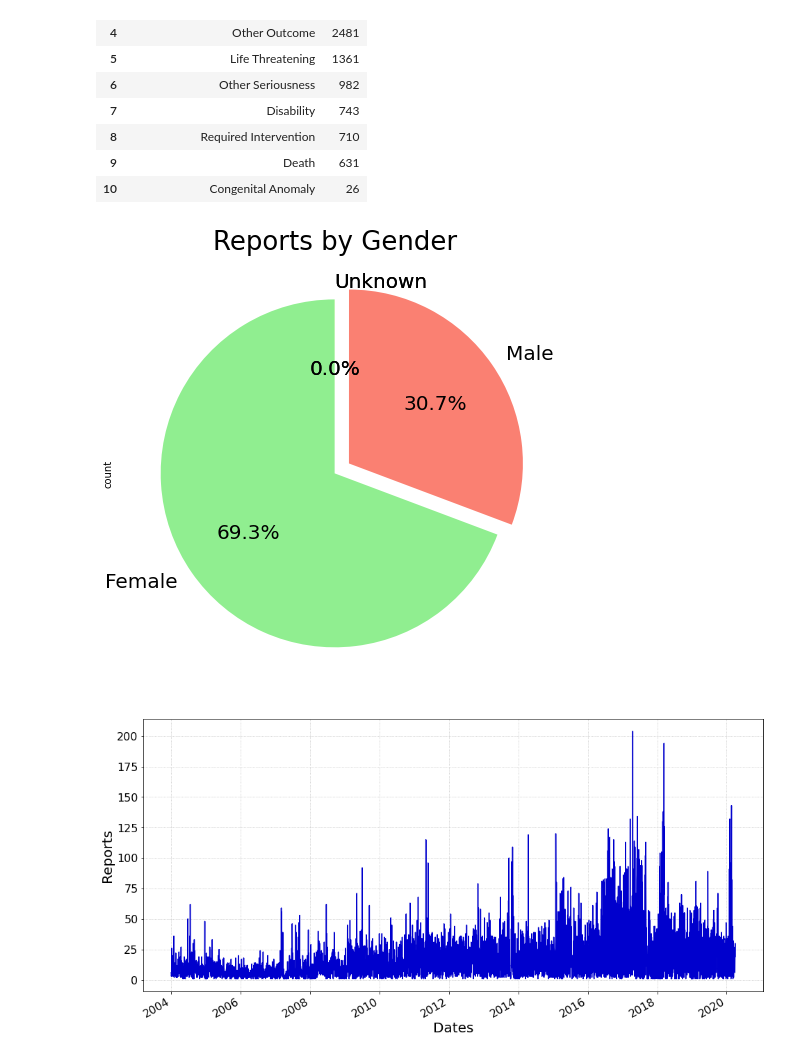
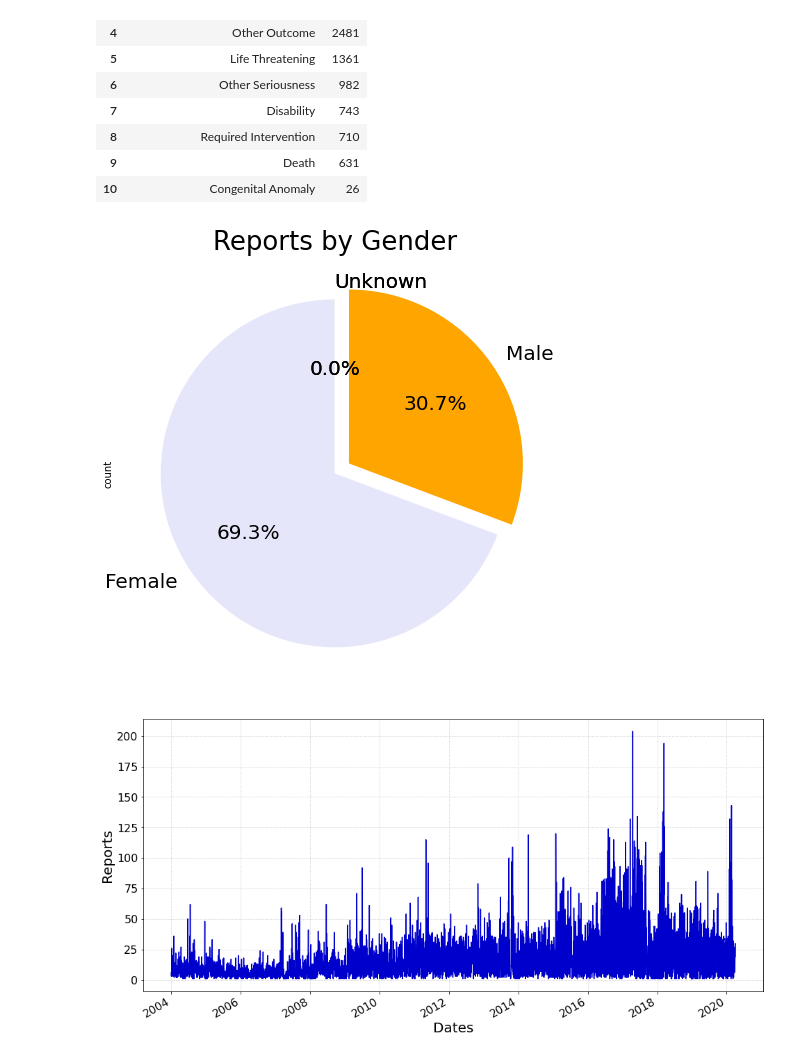
Before and after one commit to rooplaxmidesai/FDA_food, a Jupyter notebook: Mary_Lynn_Test_01.ipynb, the cells around one changed output. Saved outputs shown, nothing was run; the diff lists cells and outputs as text; code cells hidden in the pictures.

```diff
--- a/Mary_Lynn_Test_01.ipynb
+++ b/Mary_Lynn_Test_01.ipynb
@@ -786,35 +815,36 @@ df_report_male_outcome
 # %%
 # GENDER DIVISION PIEPLOT
 
-
 fig,ax = plt.subplots()
 fig.set_size_inches([8,8])
+
+
 
 
 df_report_by_gender = df_report_by_gender.sort_values("count",ascending=False)
 #display(df_report_by_gender)
 
 the_labels = 'Female', 'Male', 'Unknown', 'Unknown'
-the_colors = ['lightgreen', 'salmon','yellow','yellow']
+the_colors = ['lavender', 'orange','yellow','yellow']
 the_explode = (0, 0.1, 0, 0)
 
 df_report_by_gender.plot(kind='pie',            # what kind of graph
                          y="count",             # values being used
                          ax=ax,
                          labels = the_labels,   # labels beside the pie pieces
                          autopct = '%1.1f%%',   # percentage auto-calculated and put ON the pie pieces
                          startangle = 90,       # angle the pie chart starts at
                          shadow = False,        # shadow on the pie-pieces
                          colors = the_colors,   # colors used
                          explode = the_explode,
                          legend= False,         # color legend for the chart
                          fontsize=20)           # font size of the print in and around chart
 
 
 ax.set_title("Reports by Gender",fontsize=26)
 plt.show()
 # %% [output]
-[figure, old version]
+[figure, new version]
 # %%
 ### Plot Graph - Reports by Year ###
 
```
Also changed, not shown: parts of 10 cells of this notebook.
